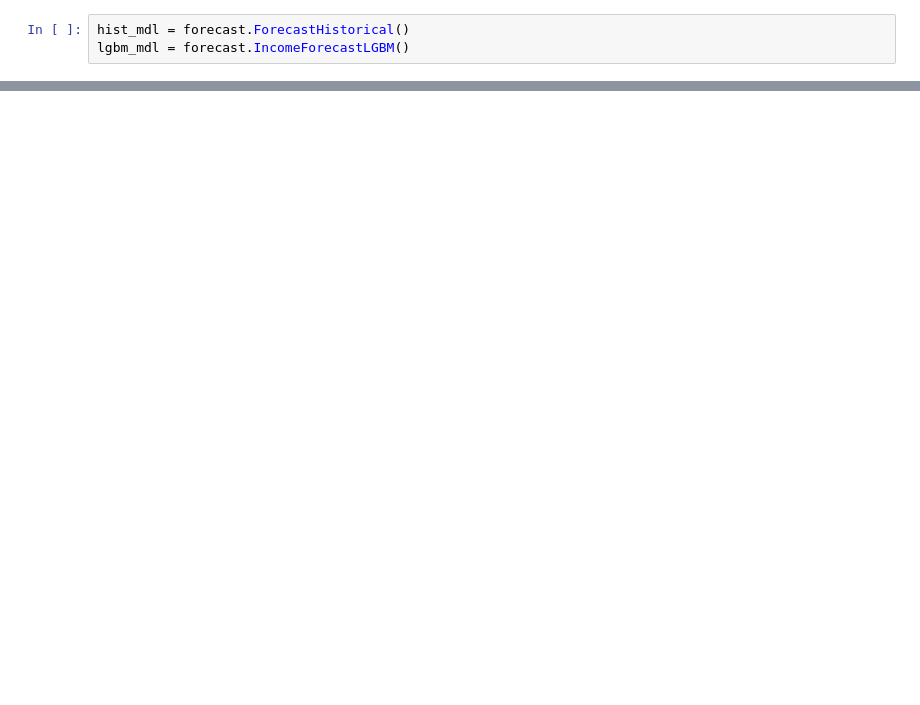
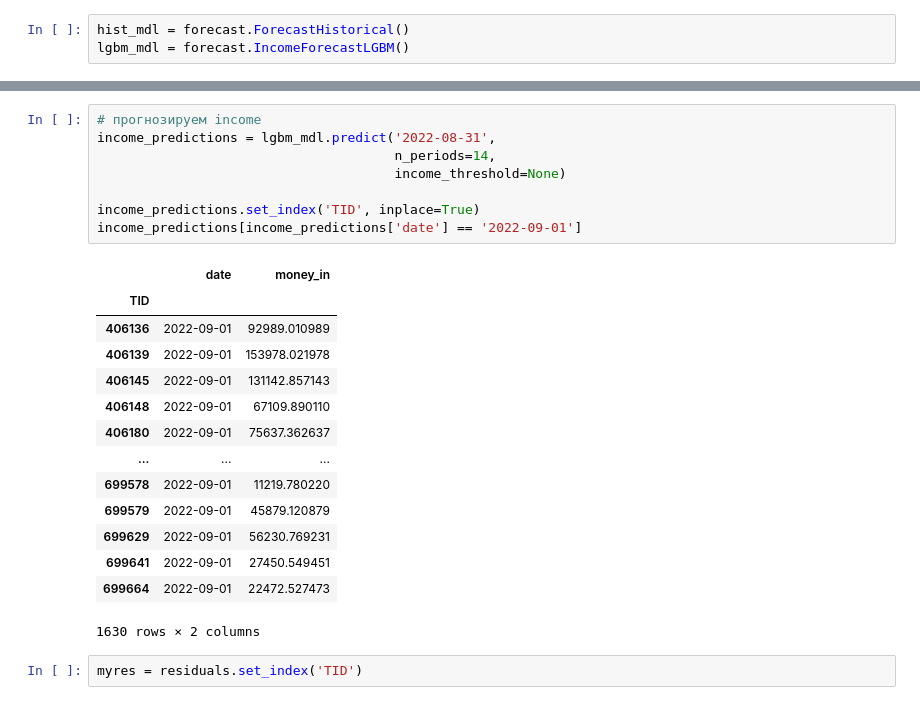
Before and after one commit to SerSmith/bank_schedule, a Jupyter notebook: notebooks/overload_researches.ipynb, the cells around one changed output, grey strips where cells are left out. Cells and saved outputs as stored; diff of their text form; blank space fills up the shorter version.

```diff
--- a/notebooks/overload_researches.ipynb
+++ b/notebooks/overload_researches.ipynb
@@ -248,0 +346,25 @@ bsplot.geoplot_clusters(res_for_geoplot.copy(),
+# %%
+# прогнозируем income
+income_predictions = lgbm_mdl.predict('2022-08-31',
+                                      n_periods=14,
+                                      income_threshold=None)
+
+income_predictions.set_index('TID', inplace=True)
+income_predictions[income_predictions['date'] == '2022-09-01']
+# %% [output]
+|  | date | money_in |
+| TID |  |  |
+| 406136 | 2022-09-01 | 92989.010989 |
+| 406139 | 2022-09-01 | 153978.021978 |
+| 406145 | 2022-09-01 | 131142.857143 |
+| 406148 | 2022-09-01 | 67109.890110 |
+| 406180 | 2022-09-01 | 75637.362637 |
+| ... | ... | ... |
+| 699578 | 2022-09-01 | 11219.780220 |
+| 699579 | 2022-09-01 | 45879.120879 |
+| 699629 | 2022-09-01 | 56230.769231 |
+| 699641 | 2022-09-01 | 27450.549451 |
+| 699664 | 2022-09-01 | 22472.527473 |
+1630 rows × 2 columns
+# %%
+myres = residuals.set_index('TID')
```
Also changed, not shown: parts of 21 cells of this notebook, 2 other files.
